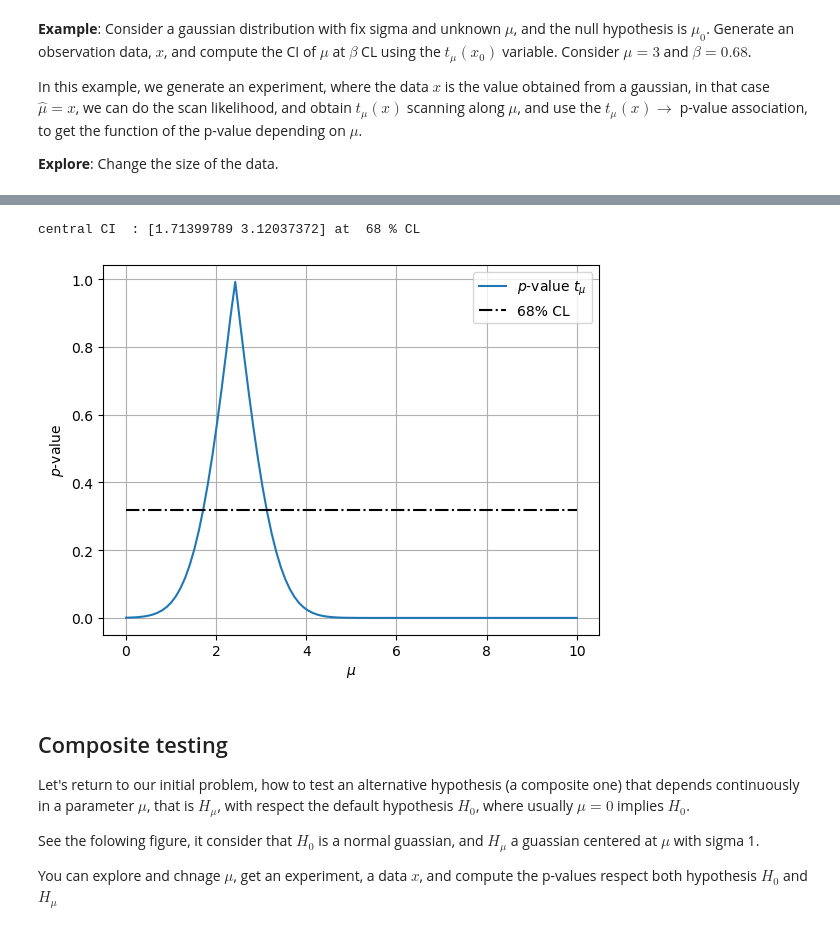
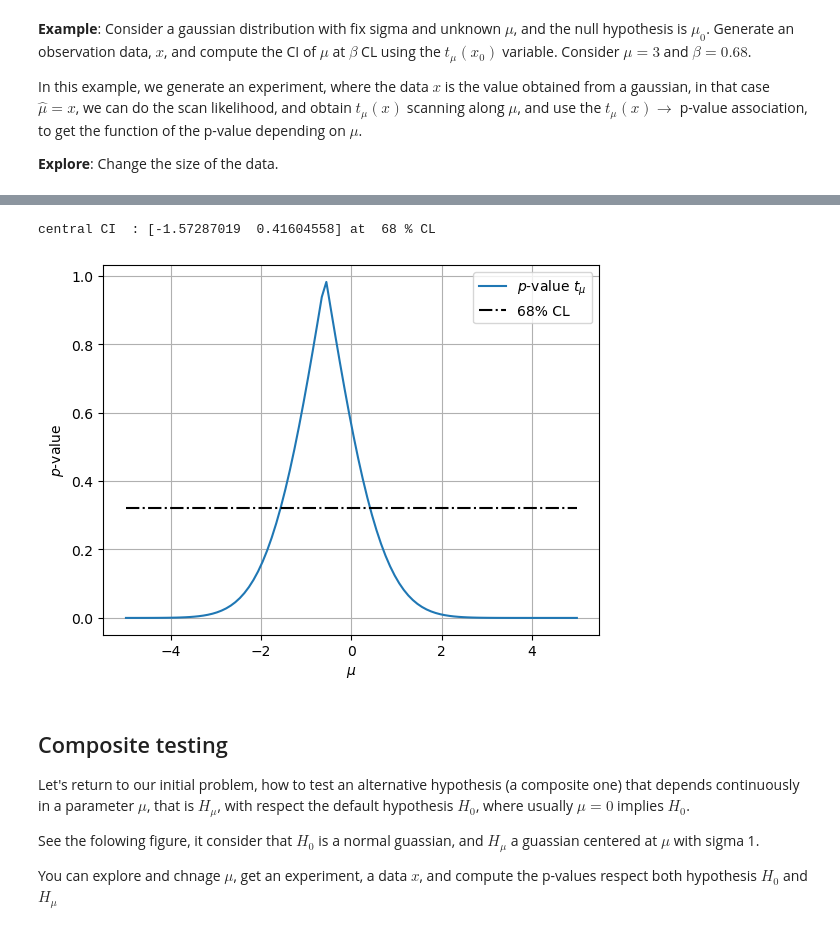
Before and after one commit to jahernando/USC-TA, a Jupyter notebook: ta_hypothesis_test_composite.ipynb, the cells around one changed output, grey strips where cells are left out. Cells and saved outputs as stored; diff of their text form; code cells hidden in the pictures.

```diff
--- a/ta_hypothesis_test_composite.ipynb
+++ b/ta_hypothesis_test_composite.ipynb
@@ -219,11 +228,11 @@ In this example, we generate an experiment, where the data $x$ is the value obta
 
 **Explore**: Change the size of the data.
 # %%
-mu, sigma, size = 3., 1., 2
+mu, sigma, size = 0., 1., 1
 par, mask       = (mu, sigma), (True, False)
 rv              = stats.norm
 ht              = htcore.htcomposite(rv, par, mask = mask)
-x0      = rv.rvs(*par, size = size)
+x0              = rv.rvs(*par, size = size)
 parbest = ht.parbest(x0)
 print('observed data ', x0, ', best par ', parbest)
 # %% [output]
@@ -231,15 +245,15 @@ observed data  [2.72256526 2.11180635] , best par  [2.41721191 1.        ]
 # %%
-mu0, mu1, nmus, beta = 0, 10, 100, 0.68
+mu0, mu1, nmus, beta = mu-5, mu+5, 100, 0.68
 mus   = np.linspace(mu0, mu1, nmus)
 tmus  = [ht    .tmu(x0, mui, parbest = parbest) for mui  in mus]
 ptmus = [htcore.tmu_pvalue(tmui)                for tmui in tmus]
 ci     = ht.tmu_cint(x0, beta = beta)
 
 htplot.prt_wilks_pvalues(beta, ci_central = ci)
 htplot.plt_wilks_pvalues(beta, mus, ptmus = ptmus);
 # %% [output]
-central CI  : [1.71399789 3.12037372] at  68 % CL
+central CI  : [-1.57287019  0.41604558] at  68 % CL
-[figure, old version]
+[figure, new version]
 # %% [markdown]
 ## Composite testing
 
```
Also changed, not shown: parts of 24 cells of this notebook, 1 other file.
